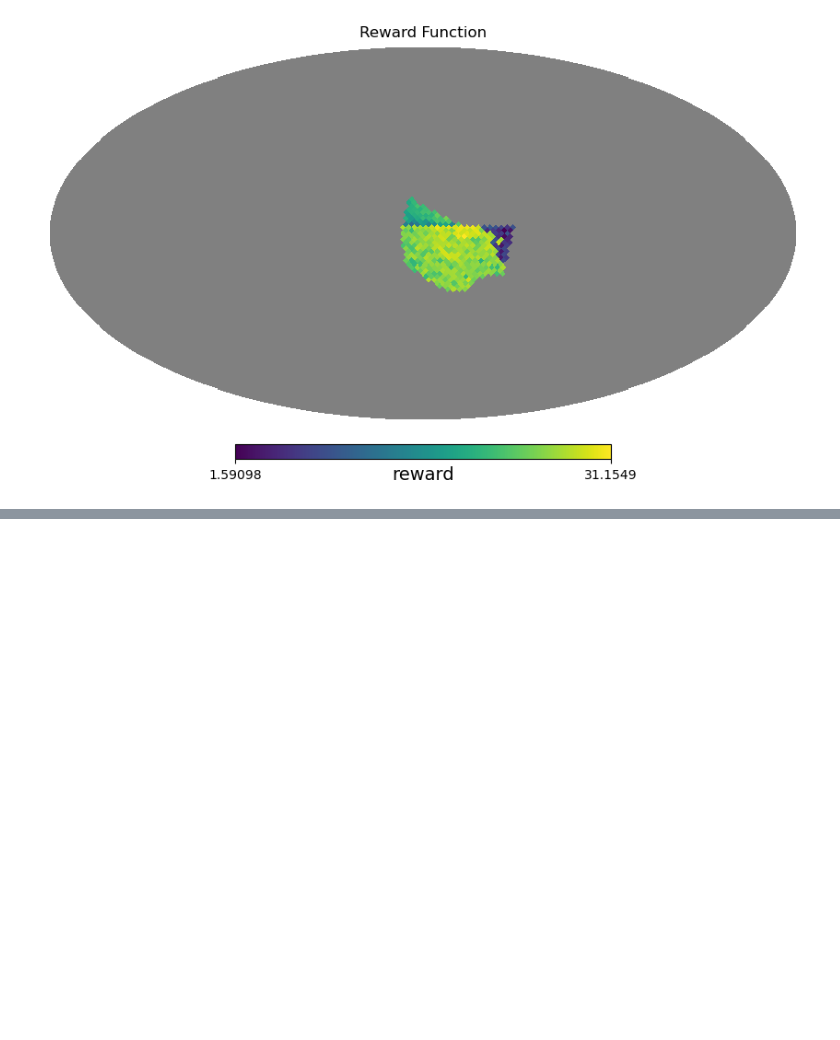
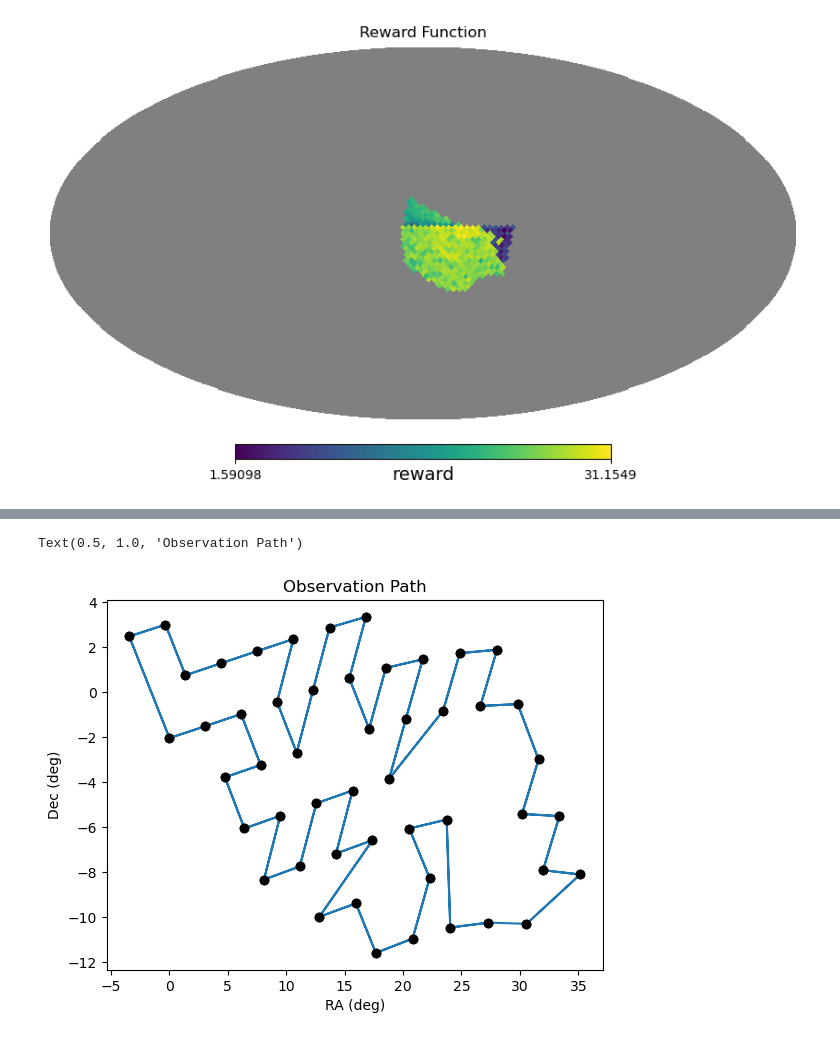
Before and after one commit to lsst-sims/-sims_featureScheduler_runs3.0, a Jupyter notebook: draft2_updated/reload_example.ipynb, the cells around one changed output, grey strips where cells are left out. Drawn from its saved outputs; the diff is of its cells as text; code cells hidden in the pictures; blank space fills up the shorter version.

```diff
--- a/draft2_updated/reload_example.ipynb
+++ b/draft2_updated/reload_example.ipynb
@@ -113,0 +136,15 @@ hp.mollview(scheduler.survey_lists[2][3].calc_reward_function(conditions), title
+# %%
+to_observe = np.concatenate(to_observe)
+# %%
+# fix wrap around ra=0
+x = 360 - np.degrees(to_observe['RA'])
+x[np.where(x > 180)] -= 360
+plt.plot(x, np.degrees(to_observe['dec']))
+plt.plot(x, np.degrees(to_observe['dec']), 'ko')
+
+plt.xlabel('RA (deg)')
+plt.ylabel('Dec (deg)')
+plt.title('Observation Path')
+# %% [output]
+Text(0.5, 1.0, 'Observation Path')
+[figure, added]
```
Also changed, not shown: parts of 5 cells of this notebook.
